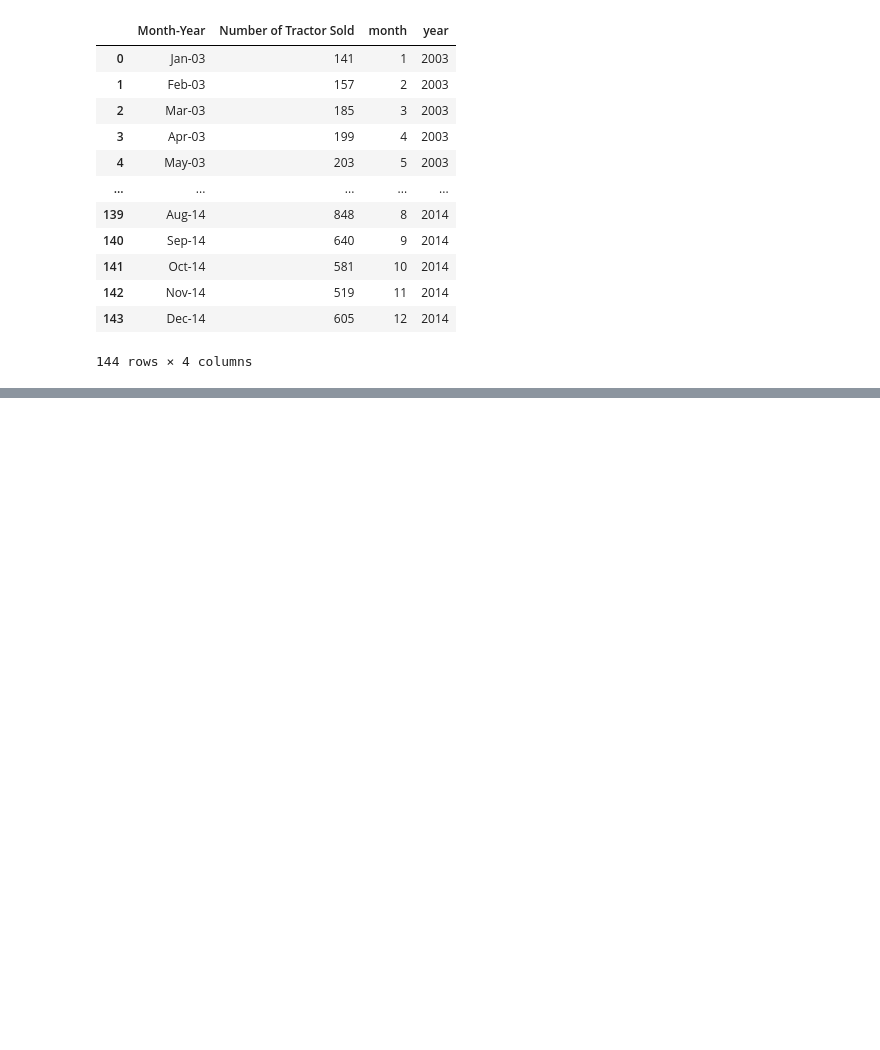
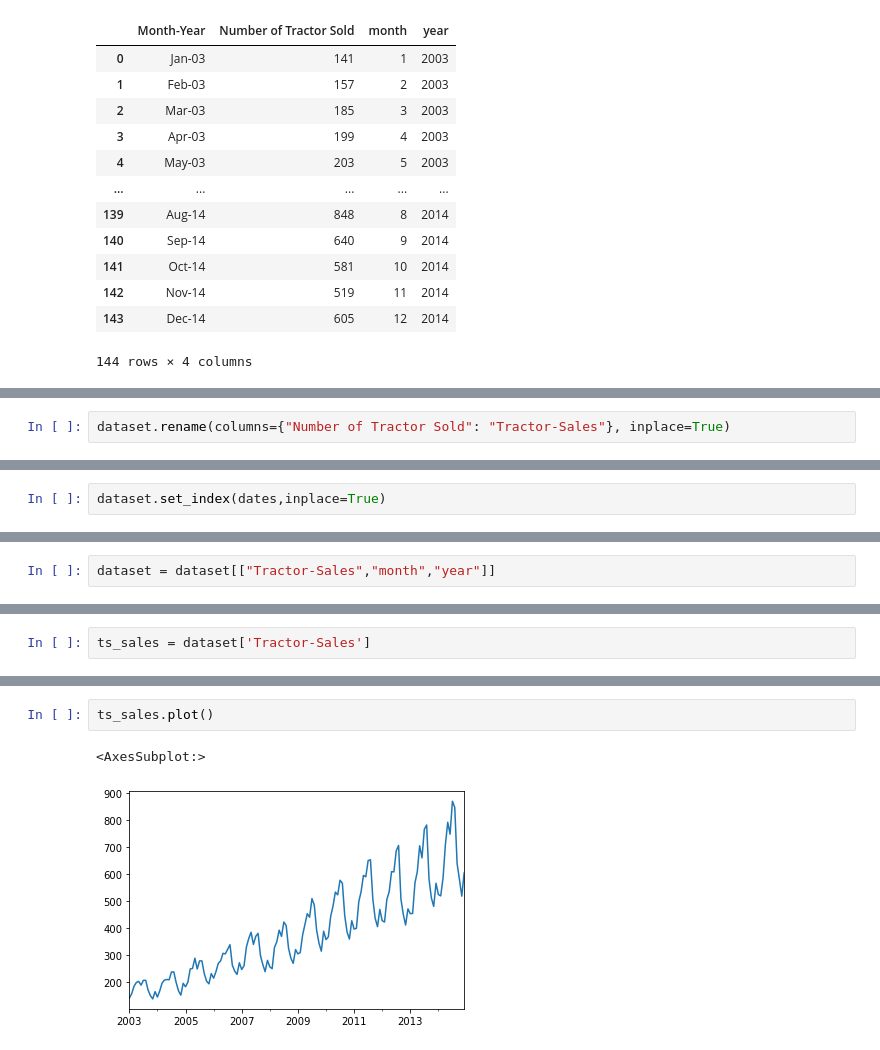
Before and after one commit to FazlullahBokhari/AI.workspace, a Jupyter notebook: Time Series.ipynb, the cells around one changed output, grey strips where cells are left out. Saved outputs shown, nothing was run; the diff lists cells and outputs as text; blank space fills up the shorter version.

```diff
--- a/Time Series.ipynb
+++ b/Time Series.ipynb
@@ -72,0 +96,2 @@ dataset
+# %%
+dataset.rename(columns={"Number of Tractor Sold": "Tractor-Sales"}, inplace=True)
@@ -72,0 +125,2 @@ dataset
+# %%
+dataset.set_index(dates,inplace=True)
@@ -72,0 +143,2 @@ dataset
+# %%
+dataset = dataset[["Tractor-Sales","month","year"]]
@@ -72,0 +161,2 @@ dataset
+# %%
+ts_sales = dataset['Tractor-Sales']
@@ -72,0 +178,5 @@ dataset
+# %%
+ts_sales.plot()
+# %% [output]
+<AxesSubplot:>
+[figure, added]
```
Also changed, not shown: parts of 8 cells of this notebook.
